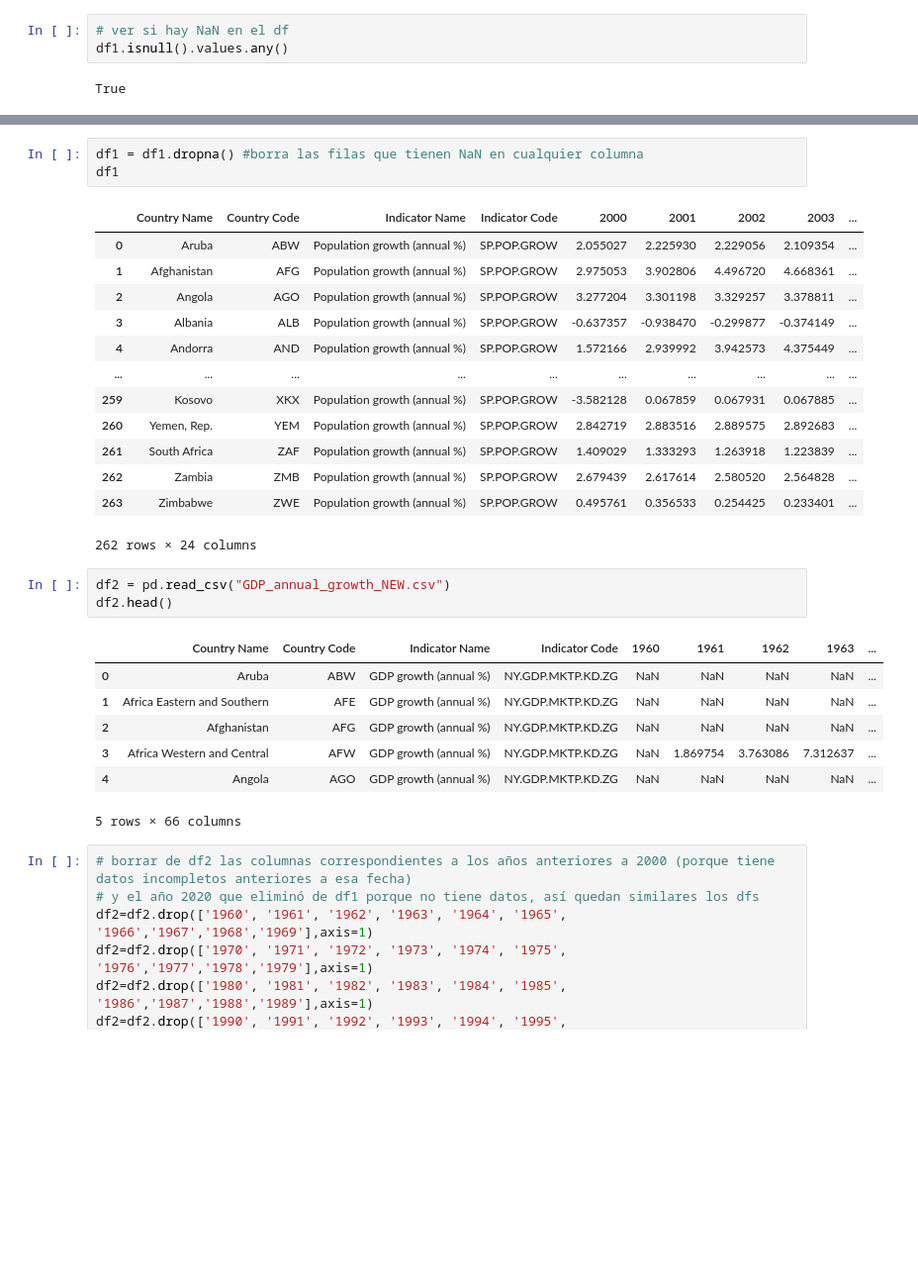
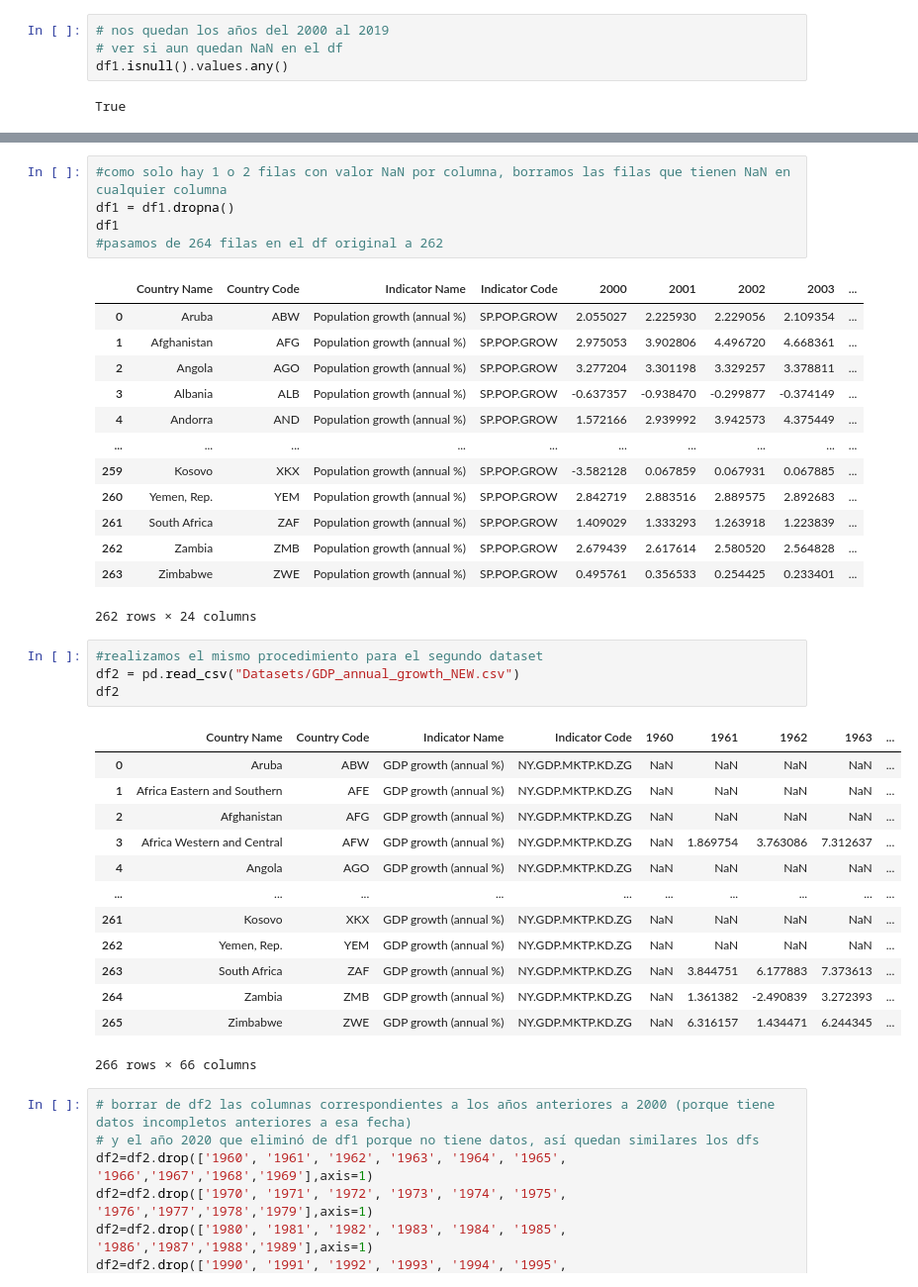
Before and after one commit to proyecto-analitica-empresarial/Entrega, a Jupyter notebook: Analitica_empresarial_Copy1.ipynb, the cells around one changed output, grey strips where cells are left out. Shown at 99% size. Saved outputs shown, nothing was run; the diff lists cells and outputs as text; blank space fills up the shorter version.

```diff
--- a/Analitica_empresarial_Copy1.ipynb
+++ b/Analitica_empresarial_Copy1.ipynb
@@ -30,7 +71,8 @@ df1.head()
 | 4 | Andorra | AND | Population growth (annual %) | SP.POP.GROW | 1.572166 | 2.939992 | 3.942573 | 4.375449 | ... |
 5 rows × 24 columns
 # %%
-# ver si hay NaN en el df
+# nos quedan los años del 2000 al 2019
+# ver si aun quedan NaN en el df
 df1.isnull().values.any()
 # %% [output]
 True
@@ -77,8 +119,10 @@ Indicator Code    0
 2019              2
 dtype: int64
 # %%
-df1 = df1.dropna() #borra las filas que tienen NaN en cualquier columna
+#como solo hay 1 o 2 filas con valor NaN por columna, borramos las filas que tienen NaN en cualquier columna
+df1 = df1.dropna()
 df1
+#pasamos de 264 filas en el df original a 262
 # %% [output]
 |  | Country Name | Country Code | Indicator Name | Indicator Code | 2000 | 2001 | 2002 | 2003 | ... |
 | 0 | Aruba | ABW | Population growth (annual %) | SP.POP.GROW | 2.055027 | 2.225930 | 2.229056 | 2.109354 | ... |
@@ -94,16 +138,23 @@ df1
 | 263 | Zimbabwe | ZWE | Population growth (annual %) | SP.POP.GROW | 0.495761 | 0.356533 | 0.254425 | 0.233401 | ... |
 262 rows × 24 columns
 # %%
-df2 = pd.read_csv("GDP_annual_growth_NEW.csv")
-df2.head()
+#realizamos el mismo procedimiento para el segundo dataset
+df2 = pd.read_csv("Datasets/GDP_annual_growth_NEW.csv")
+df2
 # %% [output]
 |  | Country Name | Country Code | Indicator Name | Indicator Code | 1960 | 1961 | 1962 | 1963 | ... |
 | 0 | Aruba | ABW | GDP growth (annual %) | NY.GDP.MKTP.KD.ZG | NaN | NaN | NaN | NaN | ... |
 | 1 | Africa Eastern and Southern | AFE | GDP growth (annual %) | NY.GDP.MKTP.KD.ZG | NaN | NaN | NaN | NaN | ... |
 | 2 | Afghanistan | AFG | GDP growth (annual %) | NY.GDP.MKTP.KD.ZG | NaN | NaN | NaN | NaN | ... |
 | 3 | Africa Western and Central | AFW | GDP growth (annual %) | NY.GDP.MKTP.KD.ZG | NaN | 1.869754 | 3.763086 | 7.312637 | ... |
 | 4 | Angola | AGO | GDP growth (annual %) | NY.GDP.MKTP.KD.ZG | NaN | NaN | NaN | NaN | ... |
+| ... | ... | ... | ... | ... | ... | ... | ... | ... | ... |
+| 261 | Kosovo | XKX | GDP growth (annual %) | NY.GDP.MKTP.KD.ZG | NaN | NaN | NaN | NaN | ... |
+| 262 | Yemen, Rep. | YEM | GDP growth (annual %) | NY.GDP.MKTP.KD.ZG | NaN | NaN | NaN | NaN | ... |
+| 263 | South Africa | ZAF | GDP growth (annual %) | NY.GDP.MKTP.KD.ZG | NaN | 3.844751 | 6.177883 | 7.373613 | ... |
+| 264 | Zambia | ZMB | GDP growth (annual %) | NY.GDP.MKTP.KD.ZG | NaN | 1.361382 | -2.490839 | 3.272393 | ... |
+| 265 | Zimbabwe | ZWE | GDP growth (annual %) | NY.GDP.MKTP.KD.ZG | NaN | 6.316157 | 1.434471 | 6.244345 | ... |
-5 rows × 66 columns
+266 rows × 66 columns
 # %%
 # borrar de df2 las columnas correspondientes a los años anteriores a 2000 (porque tiene datos incompletos anteriores a esa fecha)
 # y el año 2020 que eliminó de df1 porque no tiene datos, así quedan similares los dfs
```
Also changed, not shown: parts of 11 cells of this notebook.
